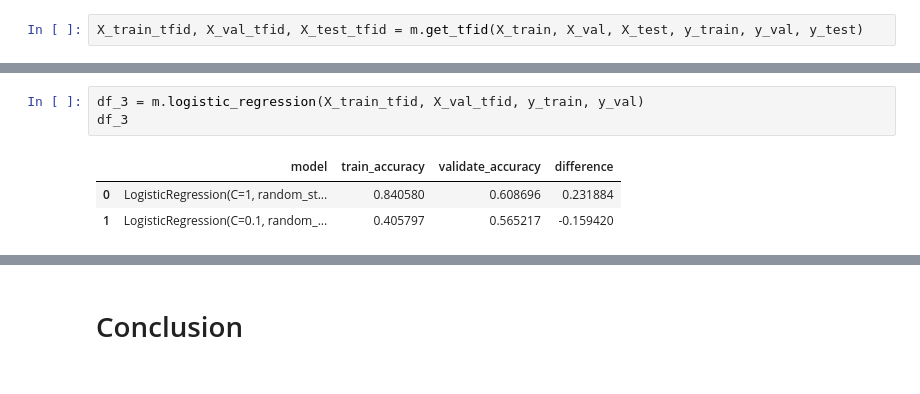
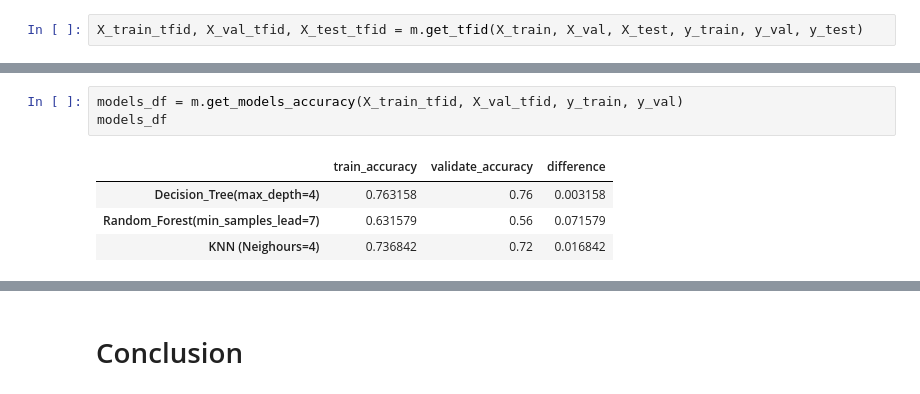
Before and after one commit to JDSINLP/NLP-Project, a Jupyter notebook: final_notebook.ipynb, the cells around one changed output, grey strips where cells are left out. Cells and saved outputs as stored; diff of their text form.

```diff
--- a/final_notebook.ipynb
+++ b/final_notebook.ipynb
@@ -85,7 +56,8 @@ df_2.sort_values(by=['validate_accuracy', 'difference'], ascending = [False,True
 # %%
-df_3 = m.logistic_regression(X_train_tfid, X_val_tfid, y_train, y_val)
-df_3
+models_df = m.get_models_accuracy(X_train_tfid, X_val_tfid, y_train, y_val)
+models_df
 # %% [output]
-|  | model | train_accuracy | validate_accuracy | difference |
-| 0 | LogisticRegression(C=1, random_st... | 0.840580 | 0.608696 | 0.231884 |
-| 1 | LogisticRegression(C=0.1, random_... | 0.405797 | 0.565217 | -0.159420 |
+|  | train_accuracy | validate_accuracy | difference |
+| Decision_Tree(max_depth=4) | 0.763158 | 0.76 | 0.003158 |
+| Random_Forest(min_samples_lead=7) | 0.631579 | 0.56 | 0.071579 |
+| KNN (Neighours=4) | 0.736842 | 0.72 | 0.016842 |
```
Also changed, not shown: parts of 10 cells of this notebook.
